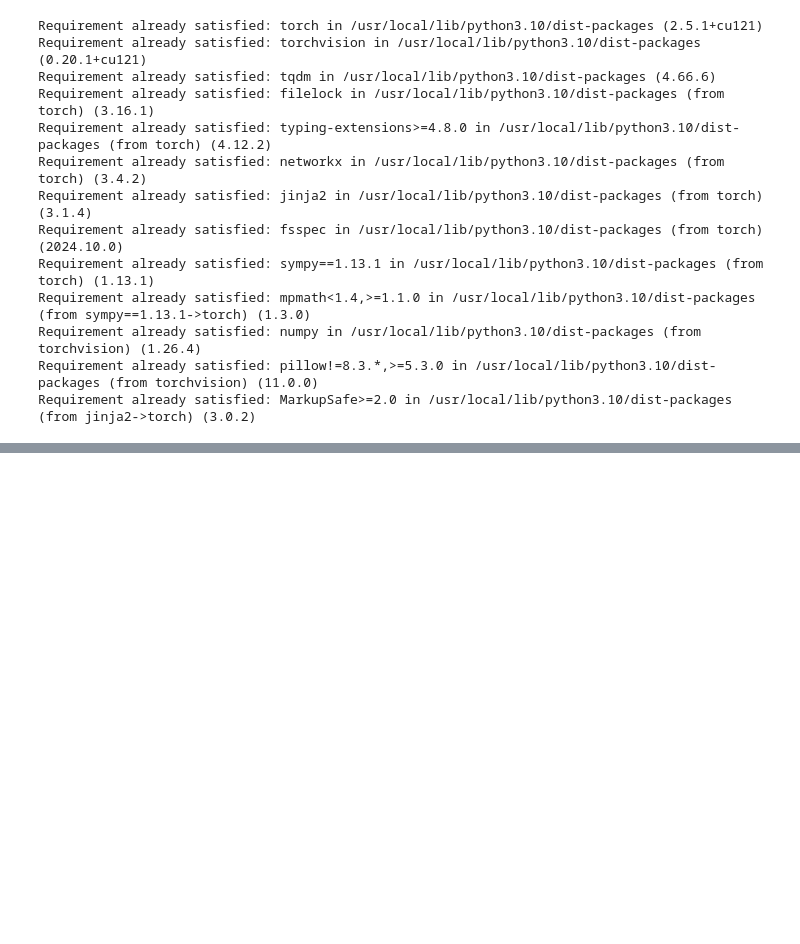
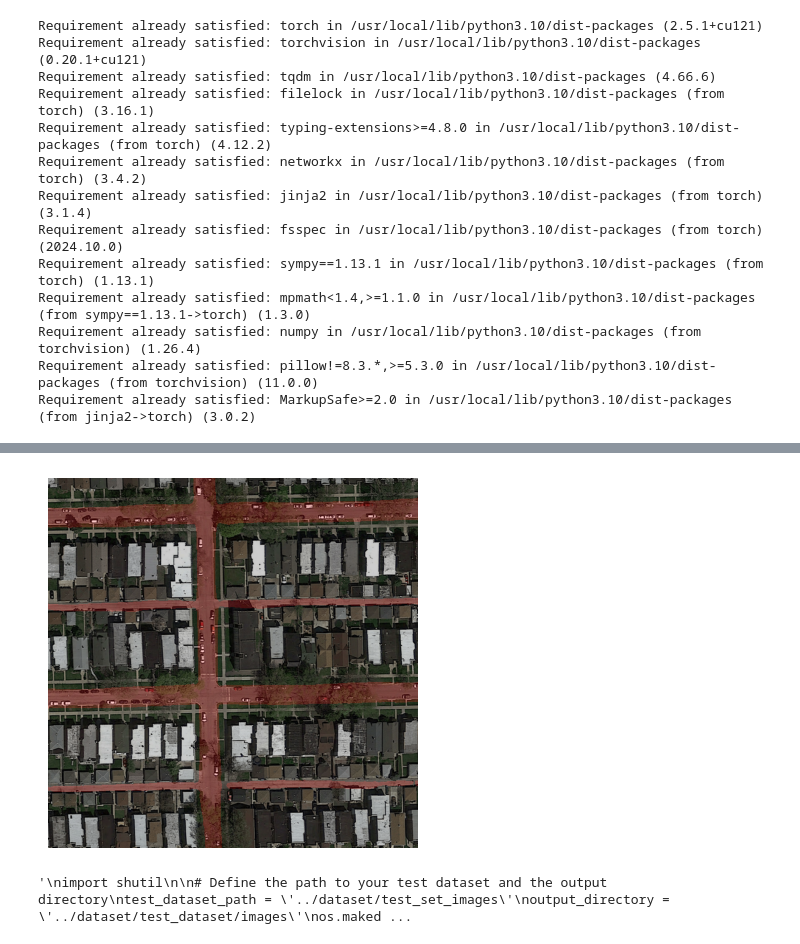
Before and after one commit to CS-433/ml-project-2-satnet, a Jupyter notebook: unet.ipynb, the cells around one changed output, grey strips where cells are left out. Drawn from its saved outputs; the diff is of its cells as text; code cells hidden in the pictures; blank space fills up the shorter version.

```diff
--- a/unet.ipynb
+++ b/unet.ipynb
@@ -146,0 +142,35 @@ Submission file unet_test.csv created successfully.
+# %%
+# Making and overlay image/groundtruth
+img = np.array(Image.open('dataset/test_dataset/images/test_46.png').convert('RGB'))
+grt = np.array(Image.open('dataset/test_dataset/predicted/predicted_test_46.png').convert('L'))
+grt = (grt > 128).astype(np.uint8)
+overlay = make_img_overlay(img, grt)
+plt.axis('off')
+plt.imshow(overlay)
+plt.show()
+# %% [output]
+[figure, added]
+# %%
+"""
+import shutil
+
+# Define the path to your test dataset and the output directory
+test_dataset_path = '../dataset/test_set_images'
+output_directory = '../dataset/test_dataset/images'
+os.makedirs(output_directory, exist_ok=True)
+
+# Iterate through each folder in the test dataset
+for folder_name in os.listdir(test_dataset_path):
+    folder_path = os.path.join(test_dataset_path, folder_name)
+    if os.path.isdir(folder_path):
+        # Find the image in the folder
+        for file_name in os.listdir(folder_path):
+            file_path = os.path.join(folder_path, file_name)
+            if os.path.isfile(file_path):
+                # Move the image to the output directory
+                shutil.move(file_path, os.path.join(output_directory, file_name))
+
+print("All images have been unpacked to:", output_directory)
+"""
+# %% [output]
+'\nimport shutil\n\n# Define the path to your test dataset and the output directory\ntest_dataset_path = \'../dataset/test_set_images\'\noutput_directory = \'../dataset/test_dataset/images\'\nos.maked ...
```
Also changed, not shown: parts of 11 cells of this notebook, 7 other files.
